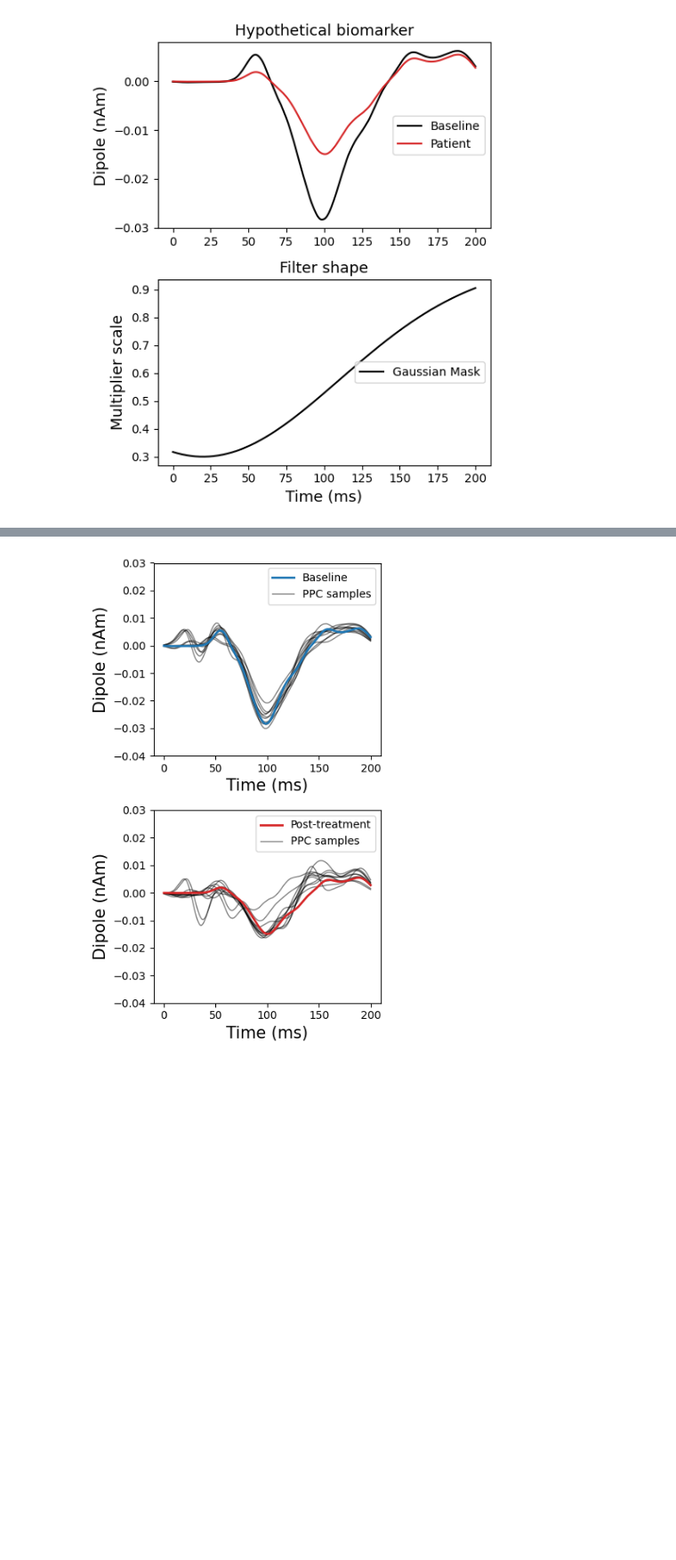
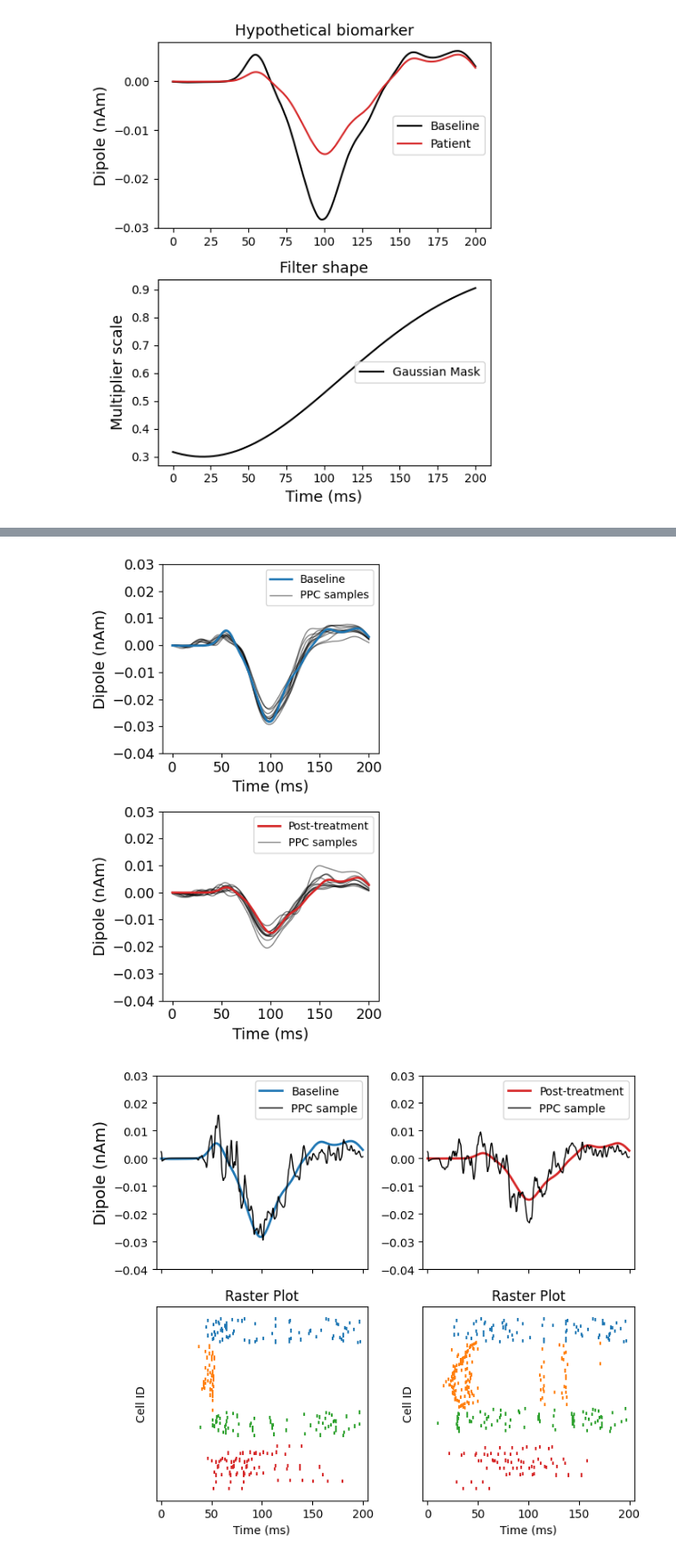
Before and after one commit to ntolley/hnn_jove, a Jupyter notebook: notebooks/drug_moa_sbi_ppc.ipynb, the cells around one changed output, grey strips where cells are left out. Shown at 89% size. Cells and saved outputs as stored; diff of their text form; code cells hidden in the pictures; blank space fills up the shorter version.

Commit message:
code for generating synthetic erp biomarker

```diff
--- a/notebooks/drug_moa_sbi_ppc.ipynb
+++ b/notebooks/drug_moa_sbi_ppc.ipynb
@@ -329,4 +325,8 @@ biomarker_ppc_dpl = np.stack(ppc_dpl[n_ppc_sims:])
 # %%
+ppc_dpl = [res['dpl'][0].copy().smooth(30).data['agg'] for res in ppc_results['simulated_data'][0]]
+baseline_ppc_dpl = np.stack(ppc_dpl[:n_ppc_sims])
+biomarker_ppc_dpl = np.stack(ppc_dpl[n_ppc_sims:])
+
 plt.figure(figsize=(4, 6.5))
 plt.subplot(2,1,1)
 plt.plot(times, baseline_ppc_dpl.T, color='k', alpha=0.5, linewidth=1)
@@ -359,4 +359,44 @@ plt.xlabel('Time (ms)', fontsize=labelsize)
 
 plt.tight_layout()
 # %% [output]
-[figure, old version]
+[figure, new version]
+# %%
+ppc_dpl = [res['dpl'][0].copy().smooth(1).data['agg'] for res in ppc_results['simulated_data'][0]]
+ppc_net = [res['net'] for res in ppc_results['simulated_data'][0]]
+
+baseline_ppc_dpl = np.stack(ppc_dpl[:n_ppc_sims])
+baseline_ppc_net = np.stack(ppc_net[:n_ppc_sims])
+
+biomarker_ppc_dpl = np.stack(ppc_dpl[n_ppc_sims:])
+biomarker_ppc_net = np.stack(ppc_net[n_ppc_sims:])
+ticksize = 13
+labelsize = 14
+titlesize = 16
+
+times = np.linspace(0, tstop, len(baseline_dpl))
+
+
+fig, axes = plt.subplots(2, 2, figsize=(7,6), sharex=True)
+axes[0, 0].plot(times, baseline_dpl, linewidth=2, color=f'C0', label='Baseline')
+axes[0, 0].plot(times, baseline_ppc_dpl[0], linewidth=1, color='k', label='PPC sample')
+axes[0, 0].set_ylim(-0.04, 0.03)
+axes[0, 0].set_ylabel('Dipole (nAm)', fontsize=labelsize)
+axes[0,0].legend()
+baseline_ppc_net[0].cell_response.plot_spikes_raster(ax=axes[1,0], show=False, show_legend=False)
+axes[0, 0].set_xlim(-5, 205)
+
+
+axes[0, 1].plot(times, biomarker_dpl, linewidth=2, color=f'C3', label='Post-treatment')
+axes[0, 1].plot(times, biomarker_ppc_dpl[0], linewidth=1, color='k', label='PPC sample')
+axes[0, 1].set_ylim(-0.04, 0.03)
+axes[0, 0].set_ylabel('Dipole (nAm)', fontsize=labelsize)
+axes[0,1].legend()
+biomarker_ppc_net[0].cell_response.plot_spikes_raster(ax=axes[1,1], show=False, show_legend=False)
+axes[0, 1].set_xlim(-5, 205)
+
+
+
+
+plt.tight_layout()
+# %% [output]
+[figure, added]
```
Also changed, not shown: parts of 5 cells of this notebook, 1 other file.
